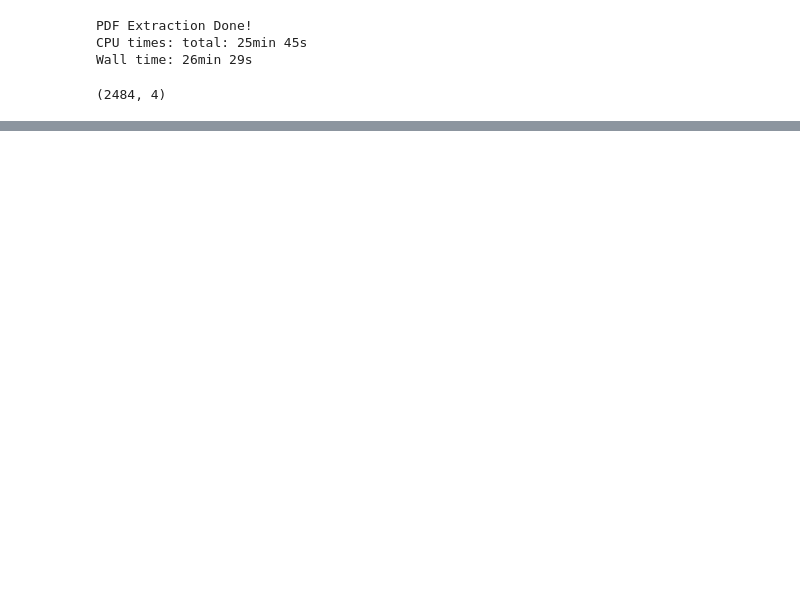
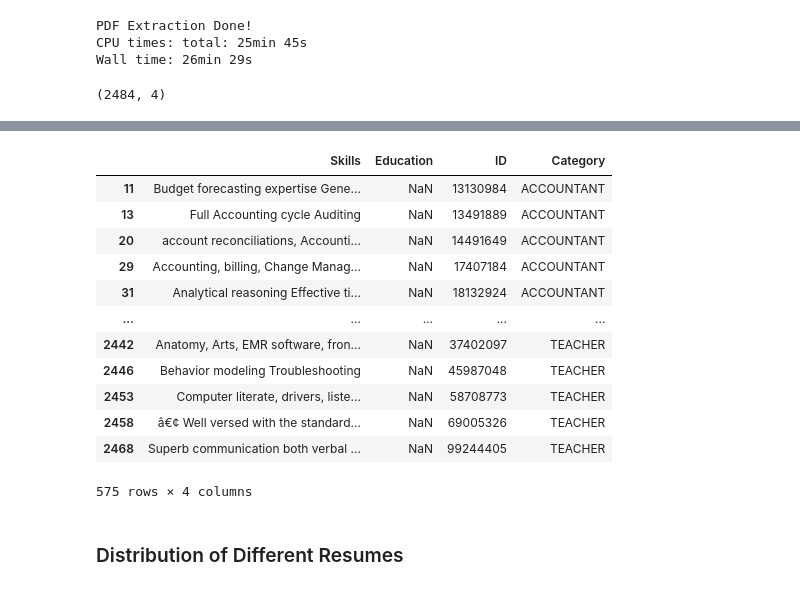
Before and after one commit to avr2002/CV-JD-Matching, a Jupyter notebook: 01_pdf-data-extraction.ipynb, the cells around one changed output, grey strips where cells are left out. Drawn from its saved outputs; the diff is of its cells as text; code cells hidden in the pictures; blank space fills up the shorter version.

```diff
--- a/01_pdf-data-extraction.ipynb
+++ b/01_pdf-data-extraction.ipynb
@@ -84,0 +169,19 @@ resume_df.shape
+# %%
+# Null values in Education Section
+cv_df[cv_df.Education.isna()]
+# %% [output]
+|  | Skills | Education | ID | Category |
+| 11 | Budget forecasting expertise Gene... | NaN | 13130984 | ACCOUNTANT |
+| 13 | Full Accounting cycle Auditing | NaN | 13491889 | ACCOUNTANT |
+| 20 | account reconciliations, Accounti... | NaN | 14491649 | ACCOUNTANT |
+| 29 | Accounting, billing, Change Manag... | NaN | 17407184 | ACCOUNTANT |
+| 31 | Analytical reasoning Effective ti... | NaN | 18132924 | ACCOUNTANT |
+| ... | ... | ... | ... | ... |
+| 2442 | Anatomy, Arts, EMR software, fron... | NaN | 37402097 | TEACHER |
+| 2446 | Behavior modeling Troubleshooting | NaN | 45987048 | TEACHER |
+| 2453 | Computer literate, drivers, liste... | NaN | 58708773 | TEACHER |
+| 2458 | â€¢ Well versed with the standard... | NaN | 69005326 | TEACHER |
+| 2468 | Superb communication both verbal ... | NaN | 99244405 | TEACHER |
+575 rows × 4 columns
+# %% [markdown]
+### Distribution of Different Resumes
```
Also changed, not shown: parts of 13 cells of this notebook, 3 other files.
